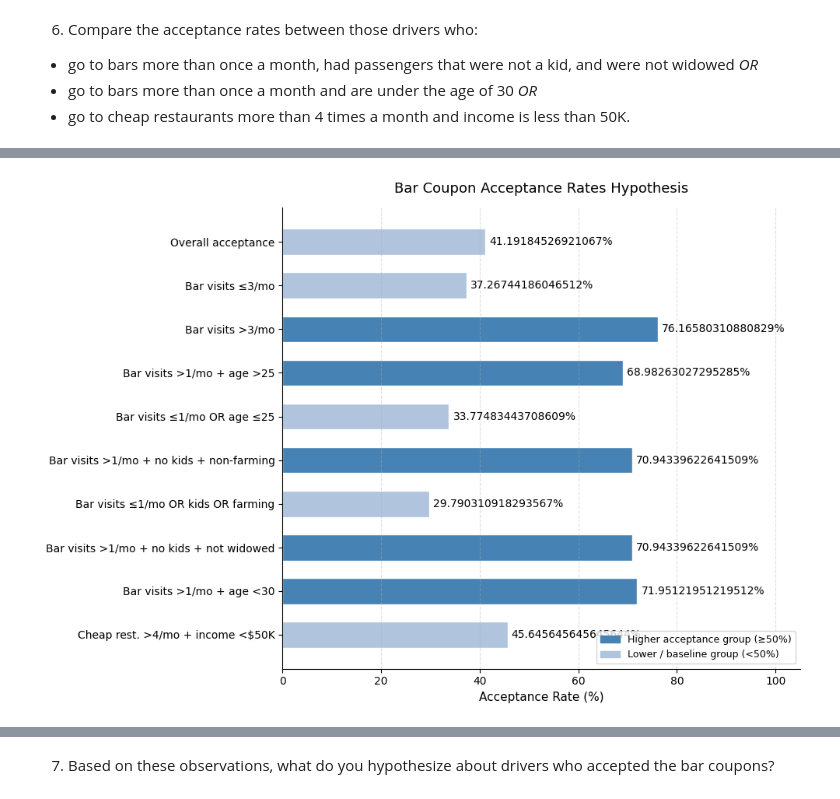
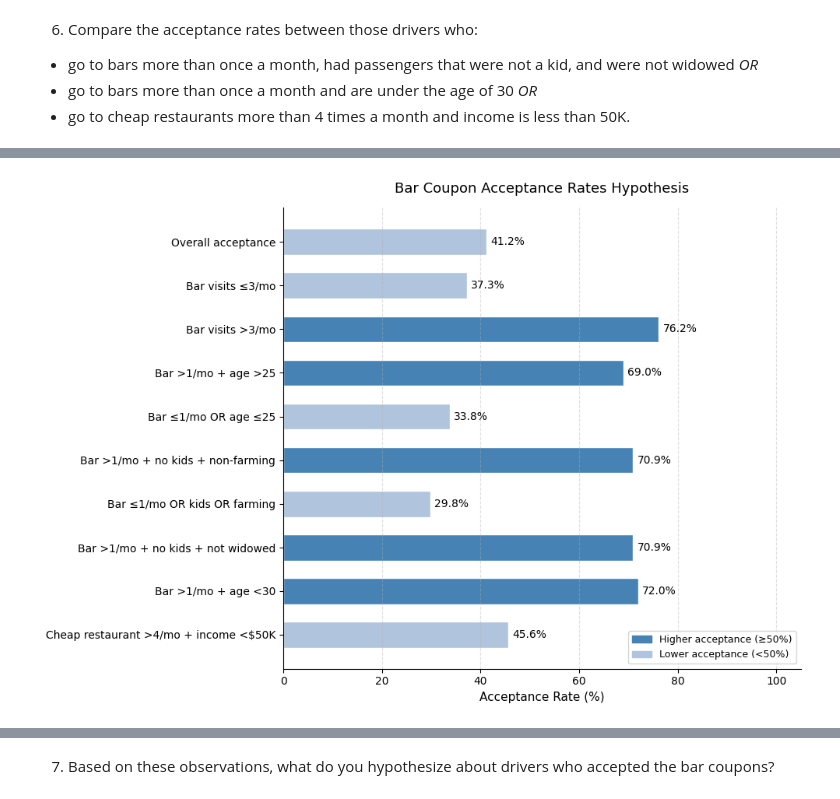
Before and after one commit to gowd-haraginadoni/ML-Will-Customer-Accept-Coupon, a Jupyter notebook: prompt.ipynb, the cells around one changed output, grey strips where cells are left out. Cells and saved outputs as stored; diff of their text form; code cells hidden in the pictures.

```diff
--- a/prompt.ipynb
+++ b/prompt.ipynb
@@ -188,16 +247,2 @@ Proportion of customers who accepted the Bar coupon: 41.19%
 # %% [markdown]
 3. Compare the acceptance rate between those who went to a bar 3 or fewer times a month to those who went more.
-# %%
-list_3_or_few = ['never', 'less1', '1~3']
-df_bar['Bar_3_or_few'] = df_bar.apply(lambda x: 1  if x['Bar'] in list_3_or_few else 0, axis=1)
-df_bar['Bar_more_than_3'] = df_bar.apply(lambda x: 1  if x['Bar'] not in list_3_or_few else 0, axis=1)
-
-# print(df_bar[['Bar_3_or_few', 'Bar_more_than_3']])
-# print(df_bar['Bar_3_or_few'].value_counts())
-# print(df_bar['Bar_more_than_3'].value_counts())
-
-acceptance_bar_3_or_fewer = acceptance_rate(df_bar.query('Bar_3_or_few == 1'))
-print(f"Acceptance rate: bar visits 3 or fewer times/month: {format_perc(acceptance_bar_3_or_fewer)}")
-
-acceptance_bar_more_than_3 = acceptance_rate(df_bar.query('Bar_more_than_3 == 1'))
-print(f"Acceptance rate: bar visits more than 3 times/month: {format_perc(acceptance_bar_more_than_3)}")
@@ -274,58 +452,58 @@ Acceptance rate: cheap restaurant visitors >4/month, income <$50K: 45.65%
 # %%
-df_bar_graph = {
-    'Segment': [
-        'Overall acceptance',
-        'Bar visits ≤3/mo',
-        'Bar visits >3/mo',
-        'Bar visits >1/mo + age >25',
-        'Bar visits ≤1/mo OR age ≤25',
-        'Bar visits >1/mo + no kids + non-farming',
-        'Bar visits ≤1/mo OR kids OR farming',
-        'Bar visits >1/mo + no kids + not widowed',
-        'Bar visits >1/mo + age <30',
-        'Cheap rest. >4/mo + income <$50K'
-    ],
-    'Acceptance Rate (%)': [
-        acceptance_bar_coupon, acceptance_bar_3_or_fewer, acceptance_bar_more_than_3,
-        drivers_25plus_bar_once_atleast_prop, not_drivers_25plus_bar_once_atleast_prop,
-        acceptance_bar_freq_no_kids_non_farm_prop, not_acceptance_bar_freq_no_kids_non_farm_prop,
-        acceptance_bar_freq_no_kids_non_farm, acceptance_bar_freq_under_30, acceptance_budget_dining_under_50k
-    ]
-}
+# Summary of Bar Coupon Acceptance Rates Hypothesis
+segments = [
+    'Overall acceptance',
+    'Bar visits ≤3/mo',
+    'Bar visits >3/mo',
+    'Bar >1/mo + age >25',
+    'Bar ≤1/mo OR age ≤25',
+    'Bar >1/mo + no kids + non-farming',
+    'Bar ≤1/mo OR kids OR farming',
+    'Bar >1/mo + no kids + not widowed',
+    'Bar >1/mo + age <30',
+    'Cheap restaurant >4/mo + income <$50K'
+]
 
-df = pd.DataFrame(df_bar_graph)
+rates = [
+    acceptance_bar_coupon,
+    acceptance_bar_3_or_fewer,
+    acceptance_bar_more_than_3,
+    drivers_25plus_bar_once_atleast_prop,
+    not_drivers_25plus_bar_once_atleast_prop,
+    acceptance_bar_freq_no_kids_non_farm_prop,
+    not_acceptance_bar_freq_no_kids_non_farm_prop,
+    acceptance_bar_freq_no_kids_non_farm,
+    acceptance_bar_freq_under_30,
+    acceptance_budget_dining_under_50k
+]
 
-# Color each bar based on whether it's a "higher" or "lower" group
-high_threshold = 50
-colors = ['steelblue' if v >= high_threshold else 'lightsteelblue'
-          for v in df['Acceptance Rate (%)']]
+# Color based on threshold
+colors = ['steelblue' if r >= 50 else 'lightsteelblue' for r in rates]
 
 # Plot
 fig, ax = plt.subplots(figsize=(10, 7))
+bars = ax.barh(segments, rates, color=colors, edgecolor='white', height=0.6)
 
-bars = ax.barh(df['Segment'], df['Acceptance Rate (%)'],
-               color=colors, edgecolor='white', height=0.6)
-
-# Add value labels at the end of each bar
-for bar, val in zip(bars, df['Acceptance Rate (%)']):
+# Add value labels
+for bar, val in zip(bars, rates):
     ax.text(bar.get_width() + 0.8, bar.get_y() + bar.get_height() / 2,
-            f'{val}%', va='center', fontsize=10)
+            f'{val:.1f}%', va='center', fontsize=10)
 
 ax.set_xlim(0, 105)
 ax.set_xlabel('Acceptance Rate (%)', fontsize=11)
 ax.set_title('Bar Coupon Acceptance Rates Hypothesis', fontsize=13, pad=14)
-ax.invert_yaxis()  # highest group at top
+ax.invert_yaxis()
 ax.grid(axis='x', linestyle='--', alpha=0.4)
 ax.spines[['top', 'right']].set_visible(False)
 
 # Legend
-legend_patches = [
-    mpatches.Patch(color='steelblue', label='Higher acceptance group (≥50%)'),
-    mpatches.Patch(color='lightsteelblue', label='Lower / baseline group (<50%)')
-]
-ax.legend(handles=legend_patches, loc='lower right', fontsize=9)
+ax.legend(handles=[
+    mpatches.Patch(color='steelblue', label='Higher acceptance (≥50%)'),
+    mpatches.Patch(color='lightsteelblue', label='Lower acceptance (<50%)')
+], loc='lower right', fontsize=9)
 
 plt.tight_layout()
 plt.show()
+plt.savefig('images/bar_coupon_acceptance_rates_hypothesis.png')
 # %% [output]
-[figure, old version]
+[figure, new version]
```
Also changed, not shown: parts of 27 cells of this notebook, 1 other file.
